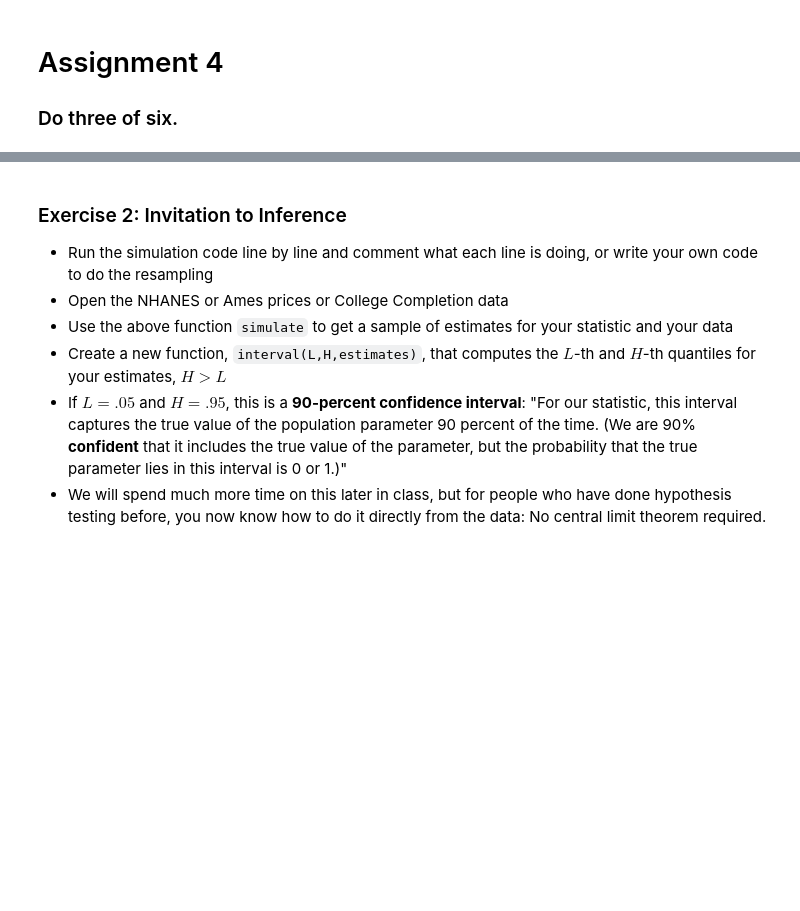
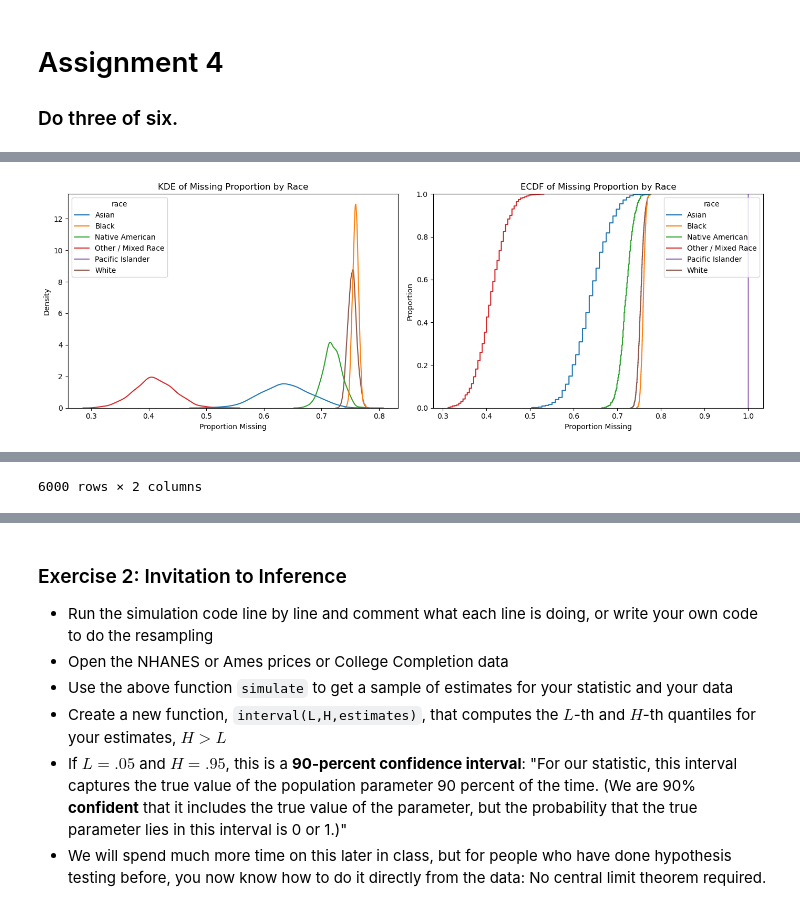
Before and after one commit to witthm8080/github_branching, a Jupyter notebook: assignment_4.ipynb, the cells around one changed output, grey strips where cells are left out. Saved outputs shown, nothing was run; the diff lists cells and outputs as text; code cells hidden in the pictures; blank space fills up the shorter version.

```diff
--- a/assignment_4.ipynb
+++ b/assignment_4.ipynb
@@ -8 +9,13 @@
 - Describe what you see. When we consider second order uncertainty, how similar or different are the sampling distributions of these proportions?
+# %%
+import pandas as pd
+import numpy as np
+import matplotlib.pyplot as plt
+import seaborn as sns
+
+df = pd.read_csv("./data/mn_police_use_of_force.csv")
+
+df['injury_na'] = df['subject_injury'].isna() # Create a missing value dummy
+df['injury_na'].value_counts() # How many missings?
+
+df.head()
@@ -8,0 +29,63 @@
+# %%
+## Our statistic to bootstrap:
+def stat(x):
+    stat = x.isna().mean()
+    return stat
+# %%
+def simulate(var, df, fcn, S=1000, plot=True):
+    ''' Bootstrap simulation code. '''
+    x = df[var]
+
+    estimates = []
+    for s in range(S):
+        # Draw a new sample, with replacement:
+        x_s = x.sample(frac=1.0,replace=True)
+        # Compute statistic:
+        stat_s = fcn(x_s)
+        # Append estimate:
+        estimates.append(stat_s)
+    estimates = np.array(estimates) # Convert estimates list to numpy array
+
+    ## or in one line,
+    #estimates = [fcn(x.sample(frac=1.0,replace=True)) for s in range(S)]
+
+    if plot:
+        fig, axes = plt.subplots(1, 3, figsize=(16, 4))  # 1 row, 2 columns
+        sns.kdeplot(x, ax = axes[0]).set(title='KDE of Underlying Data')
+        sns.kdeplot(estimates, ax = axes[1]).set(title='KDE of Computed Statistics')
+        axes[1].axvline(x=fcn(x), color='orange', linestyle='--')
+        sns.ecdfplot(estimates, ax = axes[2]).set(title='ECDF of Computed Statistics')
+        axes[2].axvline(x=fcn(x), color='orange', linestyle='--')
+        plt.show()
+        print(f'Variance of estimates is: {np.var(estimates)}')
+
+    return estimates
+
+#save results by race and estimates
+bootstrap_results = {}
+for race, group in df.groupby("race"):
+    estimates = simulate("subject_injury", group, stat, plot=False)
+    bootstrap_results[race] = estimates
+
+# Combine into DataFrame of race and 1000 bootstrapped estimates for plotting
+boot_df = (
+    pd.DataFrame({
+        "race": np.repeat(list(bootstrap_results.keys()), [len(v) for v in bootstrap_results.values()]),
+        "estimate": np.concatenate(list(bootstrap_results.values()))
+    })
+)
+
+# Now do grouped plots
+fig, axes = plt.subplots(1, 2, figsize=(14, 5))
+
+sns.kdeplot(data=boot_df, x="estimate", hue="race", ax=axes[0])
+axes[0].set(title="KDE of Missing Proportion by Race", xlabel="Proportion Missing")
+
+sns.ecdfplot(data=boot_df, x="estimate", hue="race", ax=axes[1])
+axes[1].set(title="ECDF of Missing Proportion by Race", xlabel="Proportion Missing")
+
+plt.tight_layout()
+plt.show()
+boot_df
+# %% [output]
+[figure, added]
@@ -8,0 +104 @@
+6000 rows × 2 columns
```
Also changed, not shown: parts of 4 cells of this notebook.
